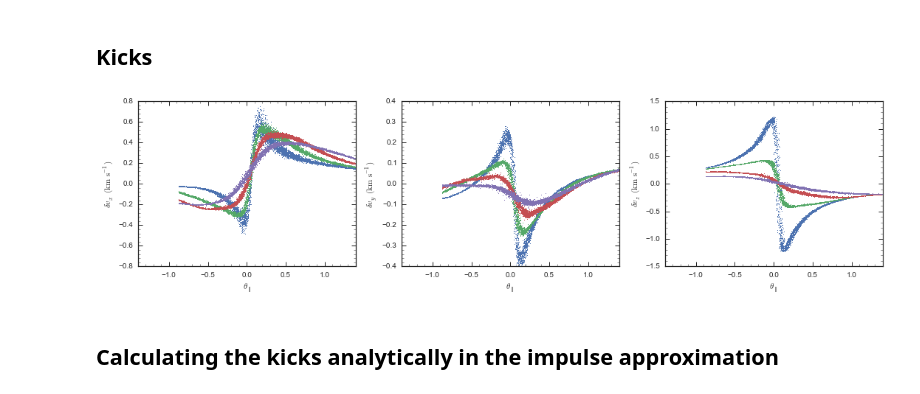
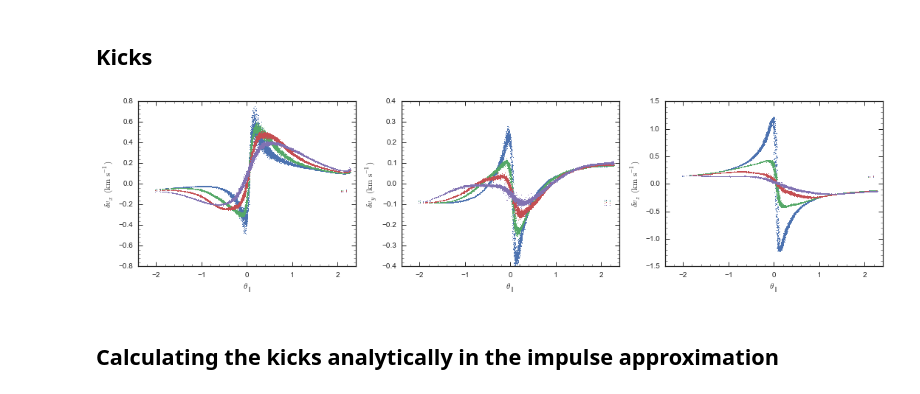
Before and after one commit to jobovy/stream-stream, a Jupyter notebook: py/SnapshotAnalysis.ipynb, the cells around one changed output. Cells and saved outputs as stored; diff of their text form; code cells hidden in the pictures.

```diff
--- a/py/SnapshotAnalysis.ipynb
+++ b/py/SnapshotAnalysis.ipynb
@@ -289,7 +292,7 @@ aa_filename= os.path.join(os.getenv('DATADIR'),'bovy','stream-stream',
 RvR= rectangular_to_cylindrical(snap_gc[:,1:,-5])
 def calc_aA_sim(RvR,filename):
     # Calculate the action angle variables for a simulation and store
-    if not os.path.exists(aa_filename):
+    if not os.path.exists(filename):
         aAI= actionAngleIsochroneApprox(pot=lp,b=0.8)
         nbatch= 20
         multiOut= multi.parallel_map(\
@@ -313,11 +316,11 @@ def calc_aA_sim(RvR,filename):
             csvfile.flush()
         csvfile.close()
     else:
-        acfs= numpy.loadtxt(aa_filename,delimiter=',').T
+        acfs= numpy.loadtxt(filename,delimiter=',').T
     return acfs
 acfs= calc_aA_sim(RvR,aa_filename)
 # %%
-def calc_apar(acfs,angle=None,freq=False):
+def calc_apar(acfs,angle=None,freq=False,debrisThreshold=6.):
     # Calculate the parallel angle offset,
     # of angle if set (otherwise of the entire simulation),
     # angle is a frequency if freq
@@ -330,7 +333,7 @@ def calc_apar(acfs,angle=None,freq=False):
             angle[1]= (numpy.pi+(angle[1]-numpy.median(thetap))) % (2.*numpy.pi)
             angle[2]= (numpy.pi+(angle[2]-numpy.median(thetaz))) % (2.*numpy.pi)
     thetap= (numpy.pi+(thetap-numpy.median(thetap))) % (2.*numpy.pi)
-    debrisIndx= numpy.fabs(thetap-numpy.pi) > (6.*numpy.median(numpy.fabs(thetap-numpy.median(thetap))))
+    debrisIndx= numpy.fabs(thetap-numpy.pi) > (debrisThreshold*numpy.median(numpy.fabs(thetap-numpy.median(thetap))))
     if angle is None:
         thetar= (numpy.pi+(thetar-numpy.median(thetar))) % (2.*numpy.pi)
         thetaz= (numpy.pi+(thetaz-numpy.median(thetaz))) % (2.*numpy.pi)
@@ -395,11 +620,12 @@ for aa_filename, RvR in zip(aa_filenames,RvRs):
 # %% [markdown]
 ## Kicks
 # %%
-# Stream particles within X kpc from the impact, to limit
-# the amount of orbit integration
-indx= numpy.sqrt((snap_gc[:,1,-5]+13.500000)**2.\
-                 +(snap_gc[:,2,-5]+1.840000)**2.\
-                 +(snap_gc[:,3,-5]-2.840000)**2.) < 20.
+# Stream particles only, to limit the amount of orbit integration
+thetap= (numpy.pi+(acfs[7]-numpy.median(acfs[7]))) % (2.*numpy.pi)
+indx= numpy.fabs(thetap-numpy.pi) > (8.*numpy.median(numpy.fabs(thetap-numpy.median(thetap))))
+#indx= numpy.sqrt((snap_gc[:,1,-5]+13.500000)**2.\
+#                 +(snap_gc[:,2,-5]+1.840000)**2.\
+#                 +(snap_gc[:,3,-5]-2.840000)**2.) < 20.
 # times for orbit integration
 times= numpy.linspace(0.,0.125*0.9777922212082034/bovy_conversion.time_in_Gyr(V0,R0),101)
 snapvdiff_dm0p125= numpy.zeros((len(snap_gc),3))
@@ -458,7 +684,7 @@ subplot(1,3,1)
 bovy_plot.bovy_plot(apar[indx]+2.4,
                     snapvdiff_dm0p125[indx,0],
                     ',',color=sns.color_palette()[0],
-                    xrange=[-1.4,1.4],
+                    xrange=[-2.4,2.4],
                     yrange=[-.8,.8],
                     gcf=True,
                     xlabel=r'$\theta_\parallel$',
@@ -469,36 +695,36 @@ plot(apar[indx]+2.4,snapvdiff_dm0p5[indx,0],',',color=sns.color_palette()[3])
 if check_zeropoint:
     plot(apar[indx]+2.4,snapvdiff_zeropoint[indx,0],',',color='k')
 subplot(1,3,2)
 bovy_plot.bovy_plot(apar[indx]+2.4,
                     snapvdiff_dm0p125[indx,1],
                     ',',color=sns.color_palette()[0],
-                    xrange=[-1.4,1.4],
+                    xrange=[-2.4,2.4],
                     yrange=[-.4,.4],
                     gcf=True,
                     xlabel=r'$\theta_\parallel$',
                     ylabel=r'$\delta v_y\,(\mathrm{km\,s}^{-1})$')
 plot(apar[indx]+2.4,snapvdiff_dm0p25[indx,1],',',color=sns.color_palette()[1])
 plot(apar[indx]+2.4,snapvdiff_dm0p375[indx,1],',',color=sns.color_palette()[2])
 plot(apar[indx]+2.4,snapvdiff_dm0p5[indx,1],',',color=sns.color_palette()[3])
 if check_zeropoint:
     plot(apar[indx]+2.4,snapvdiff_zeropoint[indx,1],',',color='k')
 subplot(1,3,3)
 bovy_plot.bovy_plot(apar[indx]+2.4,
                     snapvdiff_dm0p125[indx,2],
                     ',',color=sns.color_palette()[0],
-                    xrange=[-1.4,1.4],
+                    xrange=[-2.4,2.4],
                     yrange=[-1.5,1.5],
                     gcf=True,
                     xlabel=r'$\theta_\parallel$',
                     ylabel=r'$\delta v_z\,(\mathrm{km\,s}^{-1})$')
 plot(apar[indx]+2.4,snapvdiff_dm0p25[indx,2],',',color=sns.color_palette()[1])
 plot(apar[indx]+2.4,snapvdiff_dm0p375[indx,2],',',color=sns.color_palette()[2])
 plot(apar[indx]+2.4,snapvdiff_dm0p5[indx,2],',',color=sns.color_palette()[3])
 if check_zeropoint:
     plot(apar[indx]+2.4,snapvdiff_zeropoint[indx,2],',',color='k')
 tight_layout()
 # %% [output]
-[figure, old version]
+[figure, new version]
 # %% [markdown]
 ## Calculating the kicks analytically in the impulse approximation
 # %%
```
Also changed, not shown: parts of 24 cells of this notebook.
